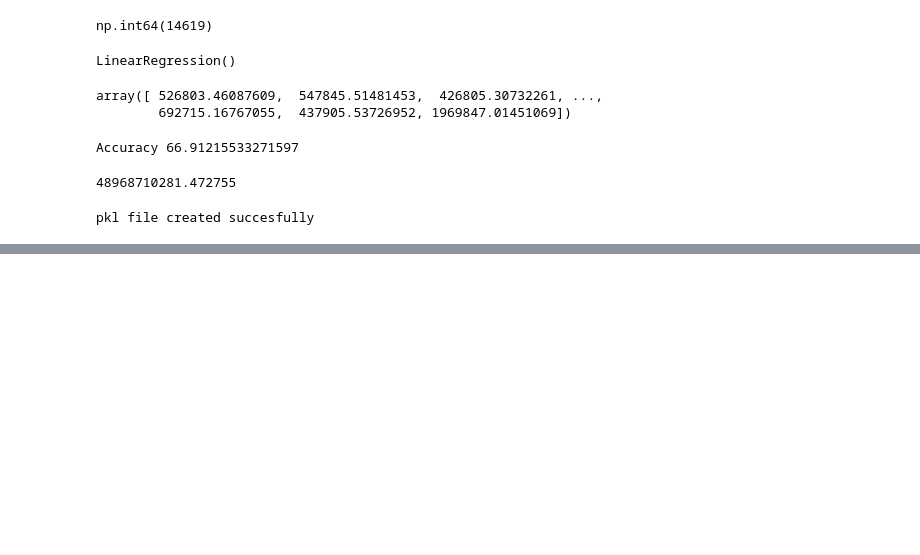
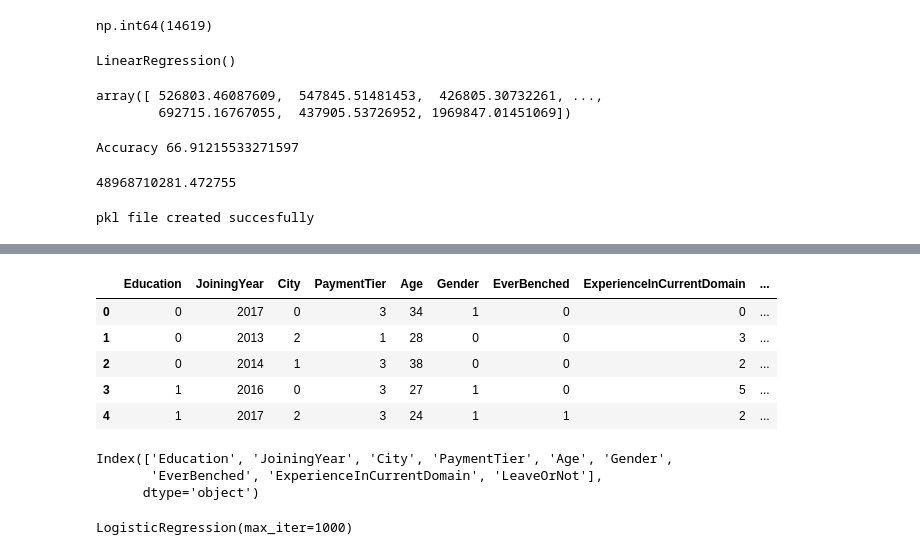
Before and after one commit to Aradhyagodambe/Python-Colab-Files, a Jupyter notebook: ML_Fundamnetals.ipynb, the cells around one changed output, grey strips where cells are left out. Cells and saved outputs as stored; diff of their text form; code cells hidden in the pictures; blank space fills up the shorter version.

Commit message:
Logistic Regression

```diff
--- a/ML_Fundamnetals.ipynb
+++ b/ML_Fundamnetals.ipynb
@@ -875,0 +954,22 @@ pkl file created succesfully
+# %%
+LE = LabelEncoder()
+# %%
+ED['Education'] = LE.fit_transform(ED['Education'])
+ED['Gender'] = LE.fit_transform(ED['Gender'])
+ED['City'] = LE.fit_transform(ED['City'])
+ED['EverBenched'] = LE.fit_transform(ED['EverBenched'])
+# %%
+ED.head()
+# %% [output]
+|  | Education | JoiningYear | City | PaymentTier | Age | Gender | EverBenched | ExperienceInCurrentDomain | ... |
+| 0 | 0 | 2017 | 0 | 3 | 34 | 1 | 0 | 0 | ... |
+| 1 | 0 | 2013 | 2 | 1 | 28 | 0 | 0 | 3 | ... |
+| 2 | 0 | 2014 | 1 | 3 | 38 | 0 | 0 | 2 | ... |
+| 3 | 1 | 2016 | 0 | 3 | 27 | 1 | 0 | 5 | ... |
+| 4 | 1 | 2017 | 2 | 3 | 24 | 1 | 1 | 2 | ... |
+# %%
+ED.columns
+# %% [output]
+Index(['Education', 'JoiningYear', 'City', 'PaymentTier', 'Age', 'Gender',
+       'EverBenched', 'ExperienceInCurrentDomain', 'LeaveOrNot'],
+      dtype='object')
@@ -875,0 +982,5 @@ pkl file created succesfully
+# %%
+Emp_Stay_Leave = LogisticRegression(max_iter=1000)
+Emp_Stay_Leave.fit(X_train, Y_train)
+# %% [output]
+LogisticRegression(max_iter=1000)
```
Also changed, not shown: parts of 16 cells of this notebook.
